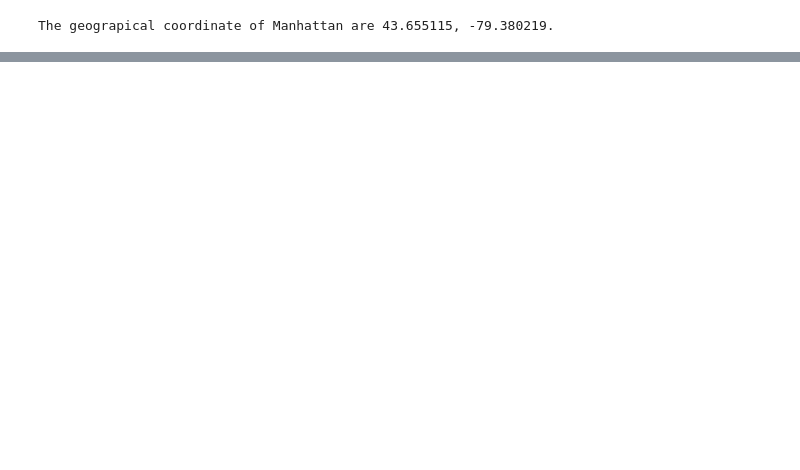
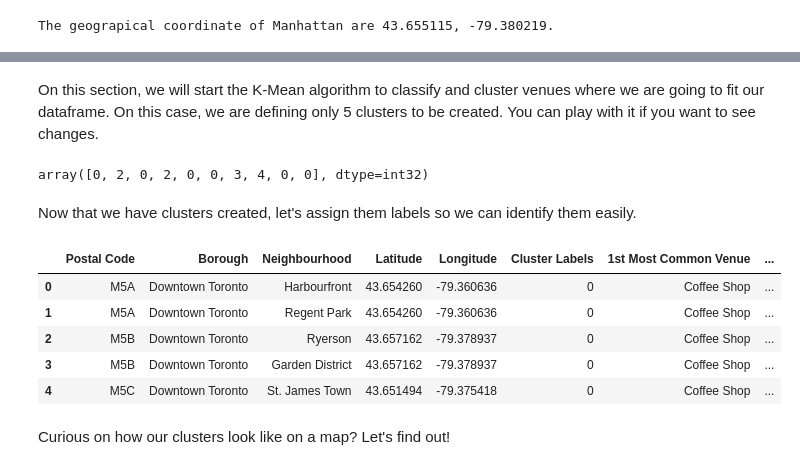
Before and after one commit to FelipedelaMora/Coursera_Capstone, a Jupyter notebook: Capstone_Project_week3.ipynb, the cells around one changed output, grey strips where cells are left out. Cells and saved outputs as stored; diff of their text form; code cells hidden in the pictures; blank space fills up the shorter version.

```diff
--- a/Capstone_Project_week3.ipynb
+++ b/Capstone_Project_week3.ipynb
@@ -228,0 +461,36 @@ map_downtown
+# %% [markdown]
+On this section, we will start the K-Mean algorithm to classify and cluster venues where we are going to fit our dataframe. On this case, we are defining only 5 clusters to be created. You can play with it if you want to see changes.
+# %%
+# set number of clusters
+kclusters = 5
+
+toronto_grouped_clustering = toronto_grouped.drop('Neighborhood', 1)
+
+# run k-means clustering
+kmeans = KMeans(n_clusters=kclusters, random_state=0).fit(toronto_grouped_clustering)
+
+# check cluster labels generated for each row in the dataframe
+kmeans.labels_[0:10]
+# %% [output]
+array([0, 2, 0, 2, 0, 0, 3, 4, 0, 0], dtype=int32)
+# %% [markdown]
+Now that we have clusters created, let's assign them labels so we can identify them easily.
+# %%
+# add clustering labels
+neighborhoods_venues_sorted.insert(0, 'Cluster Labels', kmeans.labels_)
+
+toronto_merged = toronto_data
+
+# merge toronto_grouped with toronto_data to add latitude/longitude for each neighborhood
+toronto_merged = toronto_merged.join(neighborhoods_venues_sorted.set_index('Neighborhood'), on='Neighbourhood')
+
+toronto_merged.head() # check the last columns!
+# %% [output]
+|  | Postal Code | Borough | Neighbourhood | Latitude | Longitude | Cluster Labels | 1st Most Common Venue | ... |
+| 0 | M5A | Downtown Toronto | Harbourfront | 43.654260 | -79.360636 | 0 | Coffee Shop | ... |
+| 1 | M5A | Downtown Toronto | Regent Park | 43.654260 | -79.360636 | 0 | Coffee Shop | ... |
+| 2 | M5B | Downtown Toronto | Ryerson | 43.657162 | -79.378937 | 0 | Coffee Shop | ... |
+| 3 | M5B | Downtown Toronto | Garden District | 43.657162 | -79.378937 | 0 | Coffee Shop | ... |
+| 4 | M5C | Downtown Toronto | St. James Town | 43.651494 | -79.375418 | 0 | Coffee Shop | ... |
+# %% [markdown]
+Curious on how our clusters look like on a map? Let's find out!
```
Also changed, not shown: parts of 43 cells of this notebook.
